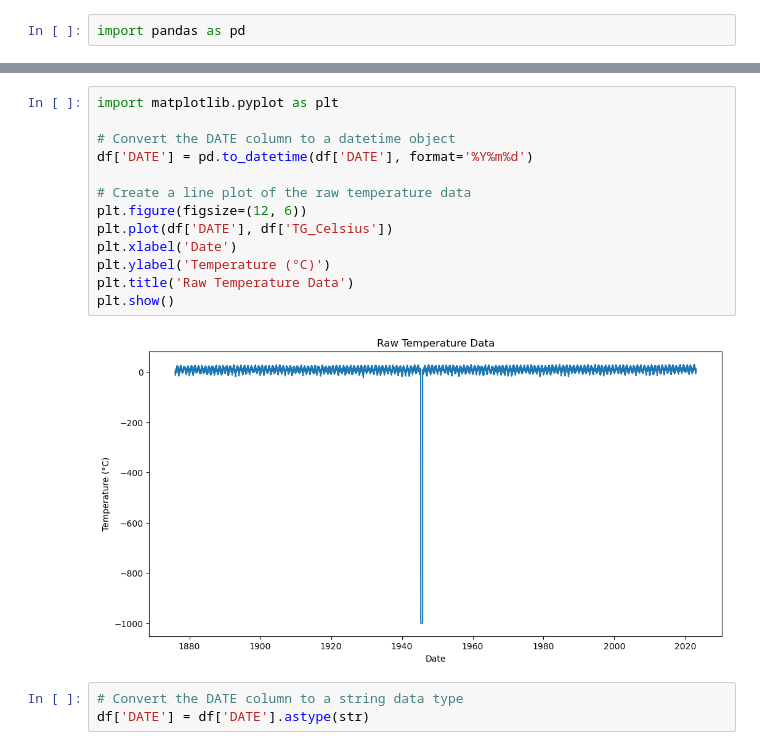
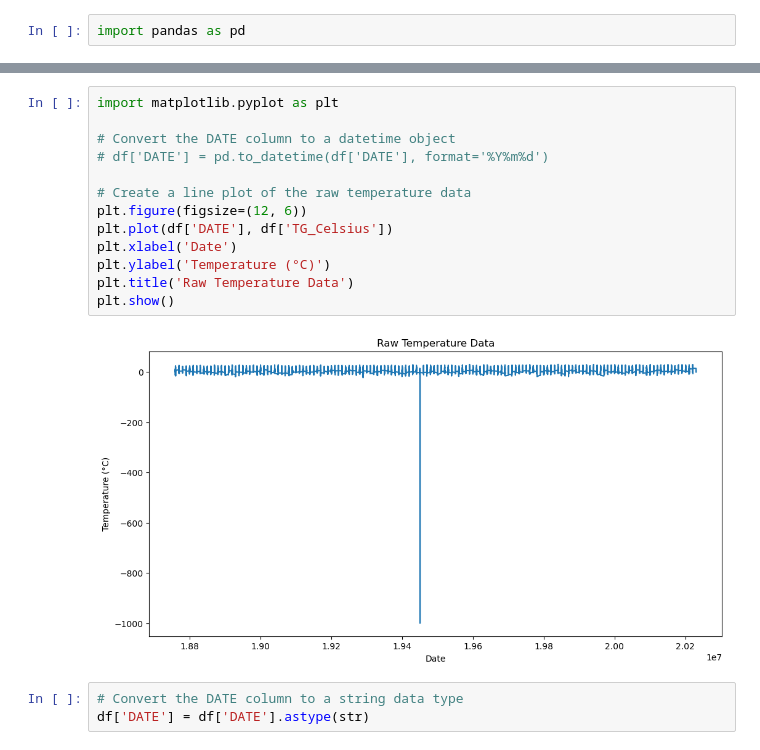
Before and after one commit to RocketDav1d/DataScience, a Jupyter notebook: Climate Stripes/ClimateStripes.ipynb, the cells around one changed output, grey strips where cells are left out. Cells and saved outputs as stored; diff of their text form.

```diff
--- a/Climate Stripes/ClimateStripes.ipynb
+++ b/Climate Stripes/ClimateStripes.ipynb
@@ -42,18 +57,18 @@ print(df.head())
 # %%
 import matplotlib.pyplot as plt
 
 # Convert the DATE column to a datetime object
-df['DATE'] = pd.to_datetime(df['DATE'], format='%Y%m%d')
+# df['DATE'] = pd.to_datetime(df['DATE'], format='%Y%m%d')
 
 # Create a line plot of the raw temperature data
 plt.figure(figsize=(12, 6))
 plt.plot(df['DATE'], df['TG_Celsius'])
 plt.xlabel('Date')
 plt.ylabel('Temperature (°C)')
 plt.title('Raw Temperature Data')
 plt.show()
 # %% [output]
-[figure, old version]
+[figure, new version]
 # %%
 # Convert the DATE column to a string data type
 df['DATE'] = df['DATE'].astype(str)
```
Also changed, not shown: parts of 17 cells of this notebook, 6 other files.
